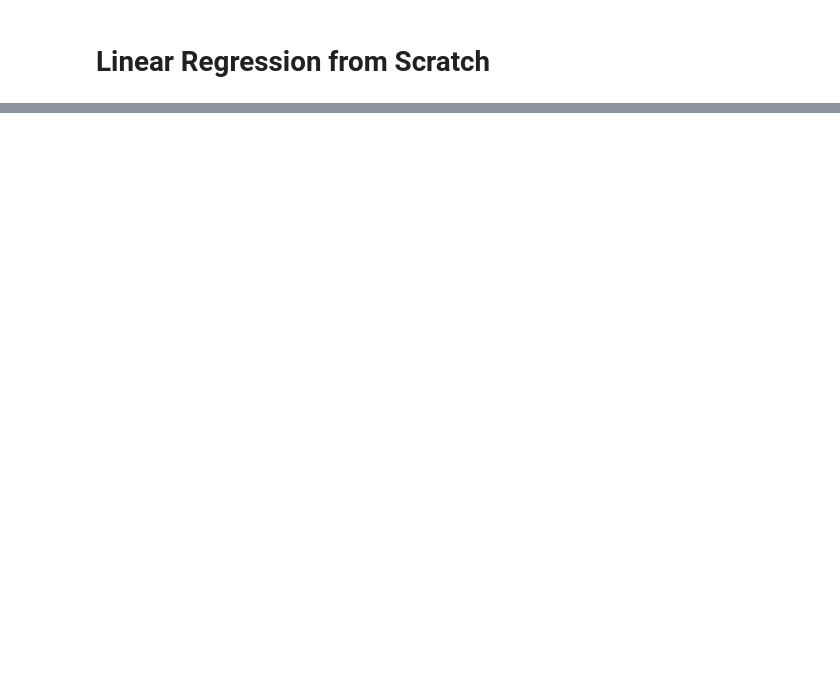
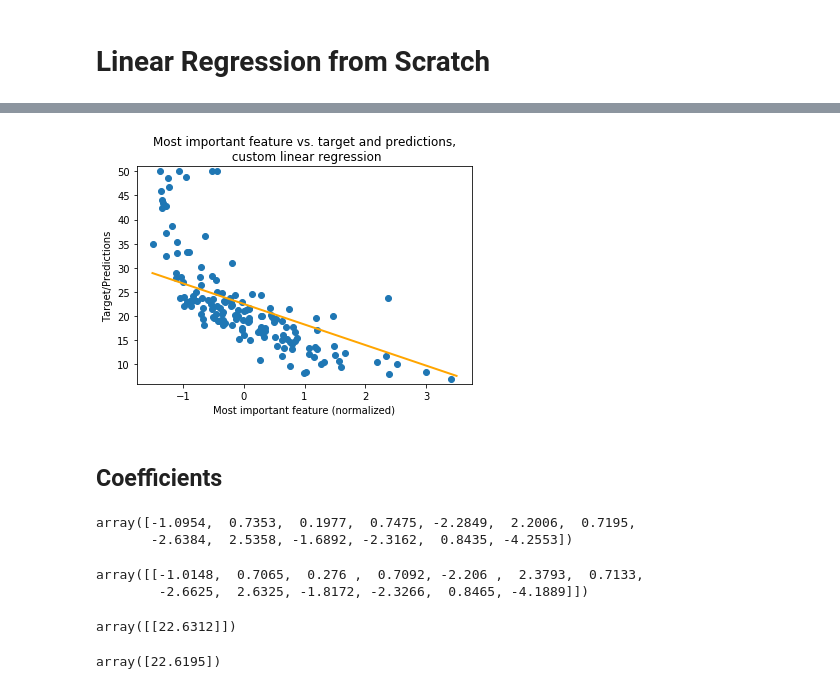
Before and after one commit to kbu9299/DLFS, a Jupyter notebook: linear_regression.ipynb, the cells around one changed output, grey strips where cells are left out. Cells and saved outputs as stored; diff of their text form; code cells hidden in the pictures; blank space fills up the shorter version.

```diff
--- a/linear_regression.ipynb
+++ b/linear_regression.ipynb
@@ -163,0 +199,2 @@ def permute_data(X: ndarray, y: ndarray):
+# %%
+Batch = Tuple[ndarray, ndarray]
@@ -163,0 +355,36 @@ def permute_data(X: ndarray, y: ndarray):
+# %%
+NUM = 40
+a = np.repeat(X_test[:, :-1].mean(axis=0, keepdims=True), NUM, axis=0)
+b = np.linspace(-1.5, 3.5, NUM).reshape(NUM, 1)
+
+test_feature = np.concatenate([a, b], axis=1)
+test_preds = predict(test_feature, weights)[:, 0]
+# %%
+plt.scatter(X_test[:, 12], y_test)
+plt.plot(np.array(test_feature[:, -1]), test_preds, linewidth=2, c='orange')
+plt.ylim([6, 51])
+plt.xlabel("Most important feature (normalized)")
+plt.ylabel("Target/Predictions")
+plt.title("Most important feature vs. target and predictions,\n custom linear regression");
+# %% [output]
+[figure, added]
+# %% [markdown]
+## Coefficients
+# %%
+np.round(weights['W'].reshape(-1), 4)
+# %% [output]
+array([-1.0954,  0.7353,  0.1977,  0.7475, -2.2849,  2.2006,  0.7195,
+       -2.6384,  2.5358, -1.6892, -2.3162,  0.8435, -4.2553])
+# %%
+np.round(lr.coef_, 4)
+# %% [output]
+array([[-1.0148,  0.7065,  0.276 ,  0.7092, -2.206 ,  2.3793,  0.7133,
+        -2.6625,  2.6325, -1.8172, -2.3266,  0.8465, -4.1889]])
+# %%
+np.round(weights['B'], 4)
+# %% [output]
+array([[22.6312]])
+# %%
+np.round(lr.intercept_, 4)
+# %% [output]
+array([22.6195])
```
Also changed, not shown: parts of 25 cells of this notebook.
